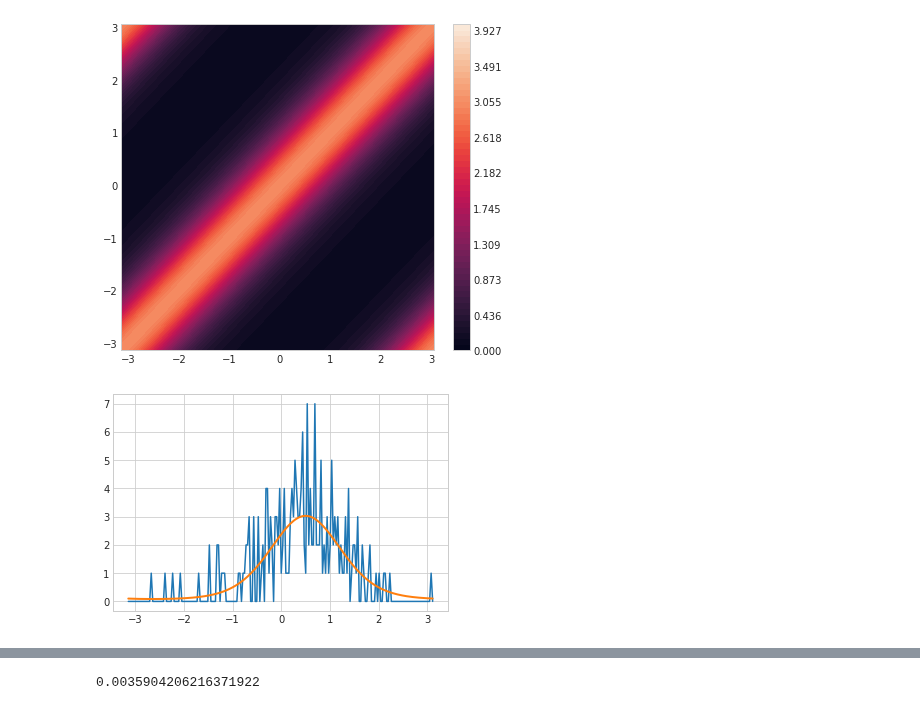
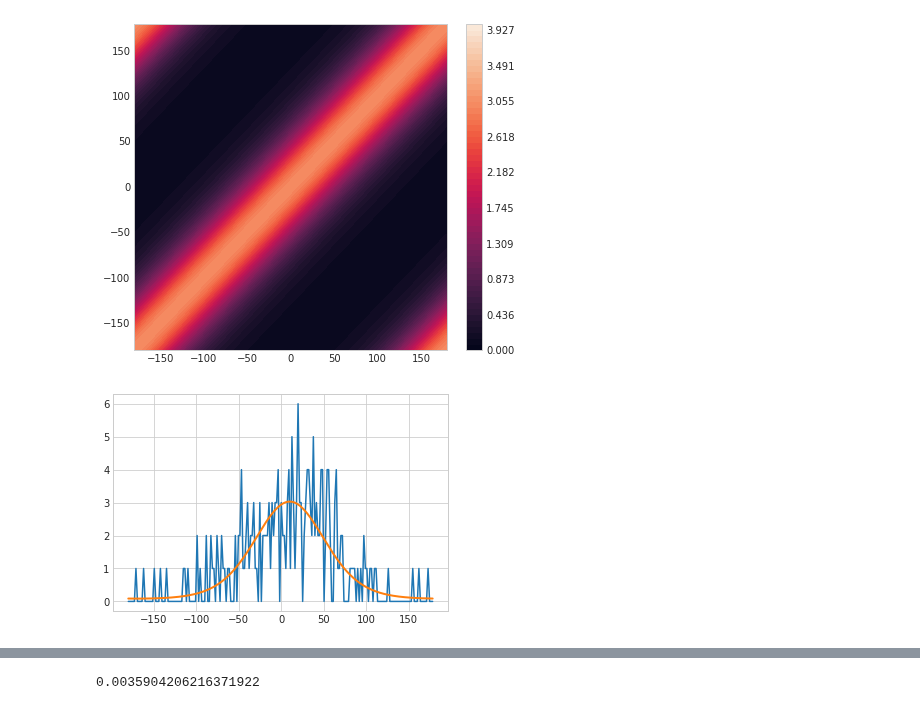
Before and after one commit to mlprt/neurkal, a Jupyter notebook: exploration.ipynb, the cells around one changed output, grey strips where cells are left out. Drawn from its saved outputs; the diff is of its cells as text; code cells hidden in the pictures.

```diff
--- a/exploration.ipynb
+++ b/exploration.ipynb
@@ -16,16 +24,18 @@ palette = itertools.cycle(sns.color_palette())
 # %%
 def gen_input_act(a, b=2, c=1, d=0.01):
     def input_act(x, x_i):
-        return a * (np.exp(b * (np.cos(x - x_i) - c)) + d)
+        return a * (np.exp(b * (np.cos(np.deg2rad(x - x_i)) - c)) + d)
     def input_act_d(x, x_i):
-        return -a * b * np.sin(x - x_i) * np.exp(b * (np.cos(x - x_i) - c))
+        return -a * b * np.sin(np.deg2rad(x - x_i)) * np.exp(b * (np.cos(np.deg2rad(x - x_i)) - c))
     return input_act, input_act_d
 # %%
 input_act, input_act_d = gen_input_act(3, 2, 1, 0.01)
+# %%
+space = [-180, 180]  # range of preferred values
 # %%
 ## Visualize activation function for sensory input layer
 act = np.vectorize(input_act)
-x = np.arange(-np.pi, np.pi, 0.1)
+x = np.arange(*space, 1)
 z = act(*np.meshgrid(x, x))
 levels = np.linspace(np.floor(np.min(z)), np.ceil(np.max(z)), 56)
 
@@ -34,13 +44,13 @@ act_cf = ax.contourf(x, x, z, levels=levels)
 plt.colorbar(act_cf)
 plt.show()
 # %% [output]
-[figure, old version]
+[figure, new version]
 # %%
 ## Sensory input layer example activation
-sensory_code = neurkal.PopCode(shape=200, act_func=input_act, dist=np.random.poisson)
-activity = sensory_code(0.5)
-plt.plot(sensory_code.prefs[0], activity)
-plt.plot(sensory_code.prefs[0], sensory_code.mean_activity, lw=2)
+sensory_code = neurkal.PopCode(n=200, space=space, act_func=input_act, dist=np.random.poisson)
+activity = sensory_code(10)
+plt.plot(sensory_code.prefs, activity)
+plt.plot(sensory_code.prefs, sensory_code.mean_activity, lw=2)
 plt.show()
 # %% [output]
-[figure, old version]
+[figure, new version]
```
Also changed, not shown: parts of 7 cells of this notebook, 3 other files.
